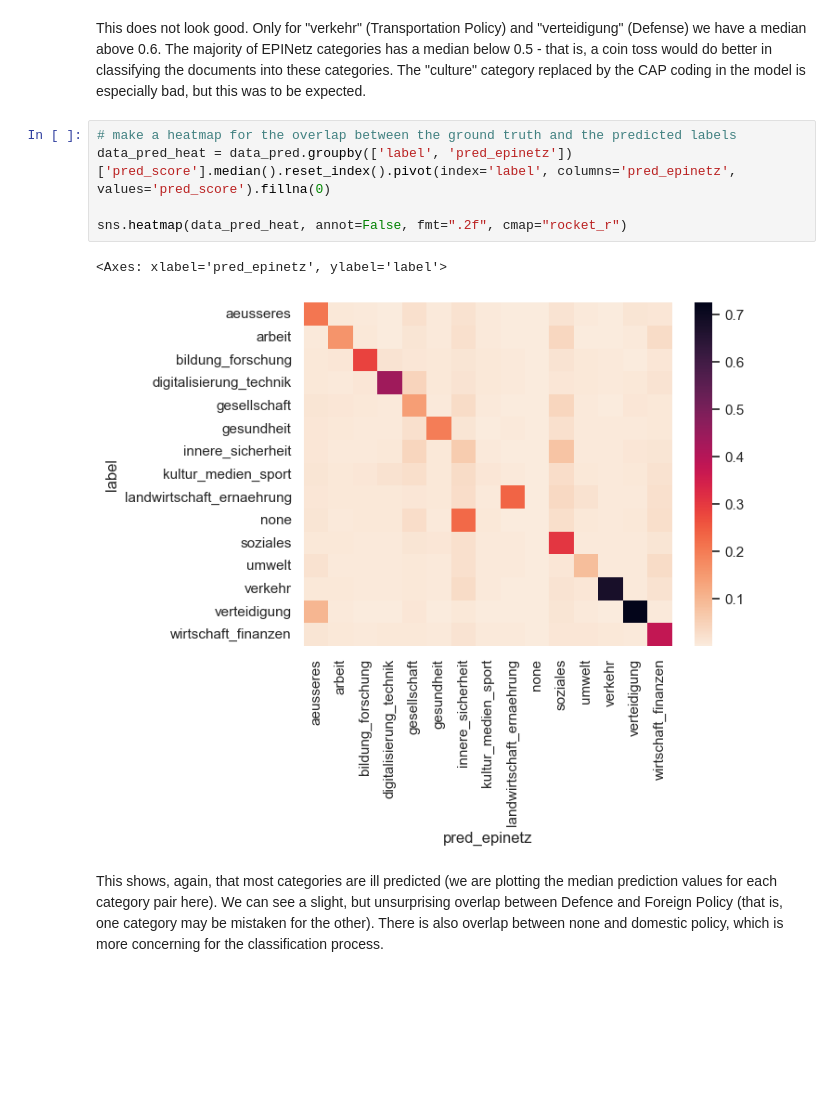
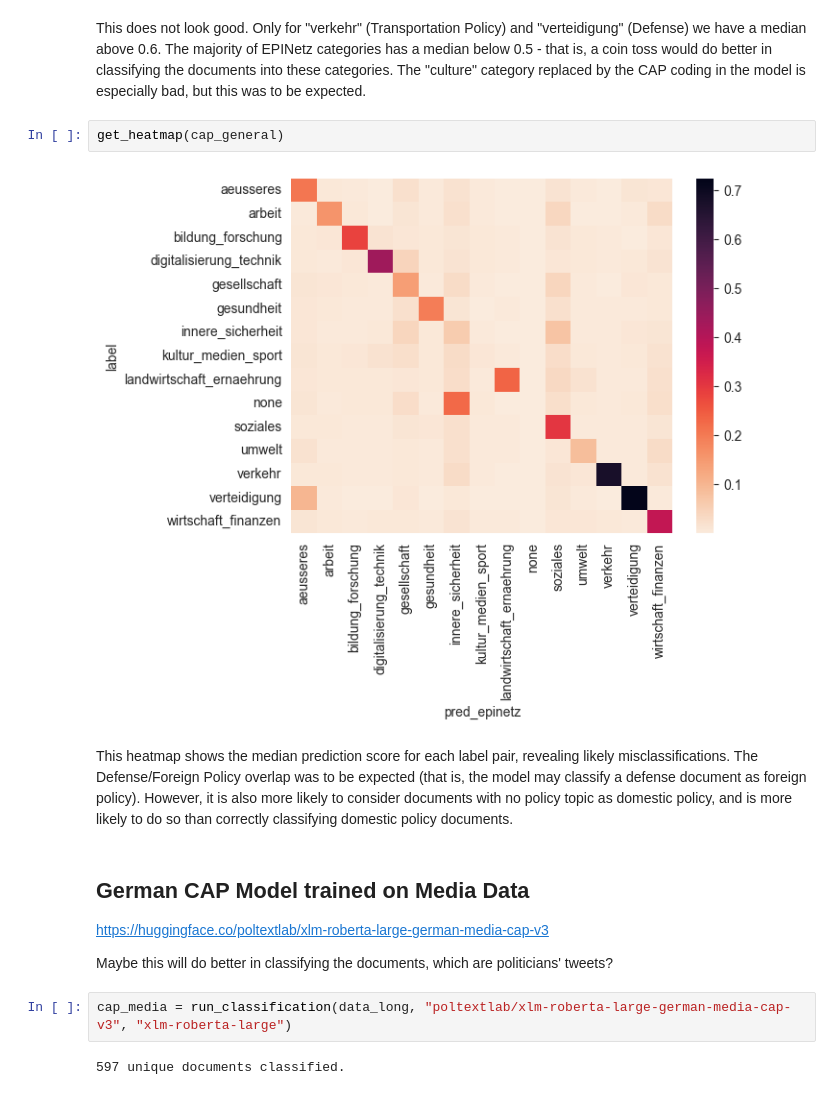
Before and after one commit to TimBMK/EPINetz_Transformer_Classification, a Jupyter notebook: roberta_cap_classifier.ipynb, the cells around one changed output. Drawn from its saved outputs; the diff is of its cells as text; blank space fills up the shorter version.

```diff
--- a/roberta_cap_classifier.ipynb
+++ b/roberta_cap_classifier.ipynb
@@ -279,12 +294,18 @@ boxplot.tick_params(axis='x', rotation=90)
 # %% [markdown]
 This does not look good. Only for "verkehr" (Transportation Policy) and "verteidigung" (Defense) we have a median above 0.6. The majority of EPINetz categories has a median below 0.5 - that is, a coin toss would do better in classifying the documents into these categories. The "culture" category replaced by the CAP coding in the model is especially bad, but this was to be expected.
-# %%
-# make a heatmap for the overlap between the ground truth and the predicted labels
-data_pred_heat = data_pred.groupby(['label', 'pred_epinetz'])['pred_score'].median().reset_index().pivot(index='label', columns='pred_epinetz', values='pred_score').fillna(0)
-
-sns.heatmap(data_pred_heat, annot=False, fmt=".2f", cmap="rocket_r")
-# %% [output]
-<Axes: xlabel='pred_epinetz', ylabel='label'>
-[figure, removed]
-# %% [markdown]
-This shows, again, that most categories are ill predicted (we are plotting the median prediction values for each category pair here). We can see a slight, but unsurprising overlap between Defence and Foreign Policy (that is, one category may be mistaken for the other). There is also overlap between none and domestic policy, which is more concerning for the classification process.
+# %%
+get_heatmap(cap_general)
+# %% [output]
+[figure, added]
+# %% [markdown]
+This heatmap shows the median prediction score for each label pair, revealing likely misclassifications. The Defense/Foreign Policy overlap was to be expected (that is, the model may classify a defense document as foreign policy). However, it is also more likely to consider documents with no policy topic as domestic policy, and is more likely to do so than correctly classifying domestic policy documents.
+# %% [markdown]
+## German CAP Model trained on Media Data
+
+https://huggingface.co/poltextlab/xlm-roberta-large-german-media-cap-v3
+
+Maybe this will do better in classifying the documents, which are politicians' tweets?
+# %%
+cap_media = run_classification(data_long, "poltextlab/xlm-roberta-large-german-media-cap-v3", "xlm-roberta-large")
+# %% [output]
+597 unique documents classified.
```
Also changed, not shown: parts of 23 cells of this notebook.
